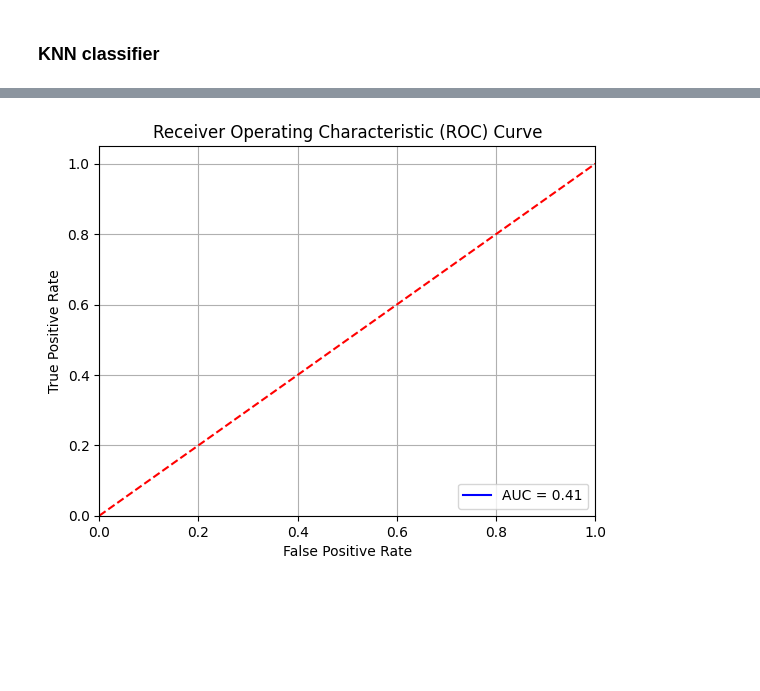
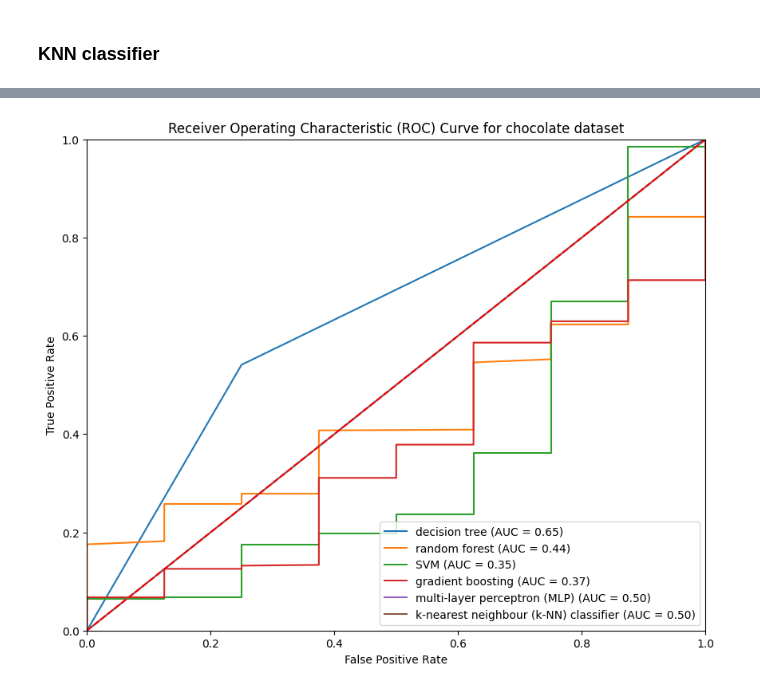
Before and after one commit to kmock930/Drug-Consumption-Machine-Learning-analysis, a Jupyter notebook: CSI5155 Machine Learning/CSI5155 Assignment 1 Evaluation Part - Kelvin Mock 300453668.ipynb, the cells around one changed output, grey strips where cells are left out. Cells and saved outputs as stored; diff of their text form; code cells hidden in the pictures; blank space fills up the shorter version.

Commit message:
ROC curve

```diff
--- a/CSI5155 Machine Learning/CSI5155 Assignment 1 Evaluation Part - Kelvin Mock 300453668.ipynb
+++ b/CSI5155 Machine Learning/CSI5155 Assignment 1 Evaluation Part - Kelvin Mock 300453668.ipynb
@@ -833,30 +838,16 @@ Recall: 0.391304347826087
-# %%
-fp = performance.evalFP(
-    y_pred=mushrooms_y_pred_knn,
-    y_test=mushModels.y_test,
-    trueLabel=1);
-tn = performance.evalTN(
-    y_pred=mushrooms_y_pred_knn,
-    y_test=mushModels.y_test,
-    trueClass=1);
-tp = performance.evalTP(
-    y_pred=mushrooms_y_pred_knn,
-    y_test=mushModels.y_test,
-    trueLabel=1);
-fn = performance.evalFN(
-    y_pred=mushrooms_y_pred_knn,
-    y_test=mushModels.y_test,
-    trueLabel=1);
-actualNeg = fp + tn;
-actualPos = tp + fn;
-fpr = fp / actualNeg;
-tpr = tp / actualPos;
-actualNeg = performance.evalFP
-performance.plotROC(
-    fpr=fpr,
-    tpr=tpr,
-    y_test=mushModels.y_test,
-    y_prob_scores=mushModels.knn_clf.predict_proba(mushModels.X_test)[:, 1]
-)
-# %% [output]
-[figure, removed]
+# %%
+performance.plotROC(
+    models={
+        constants.descisionTree: chocoModels.decisionTree_clf,
+        constants.randForest: chocoModels.randomForest_clf,
+        constants.svm: chocoModels.svm_clf,
+        constants.gradientBoost: chocoModels.gradientBoost_clf,
+        constants.mlp: chocoModels.mlp_clf,
+        constants.knn: chocoModels.knn_clf
+    },
+    X_test=choco_X_test,
+    y_test=chocoModels.y_test,
+    dataset=constants.choco_dataset_fullname
+);
+# %% [output]
+[figure, added]
```
Also changed, not shown: parts of 13 cells of this notebook, 2 other files.
